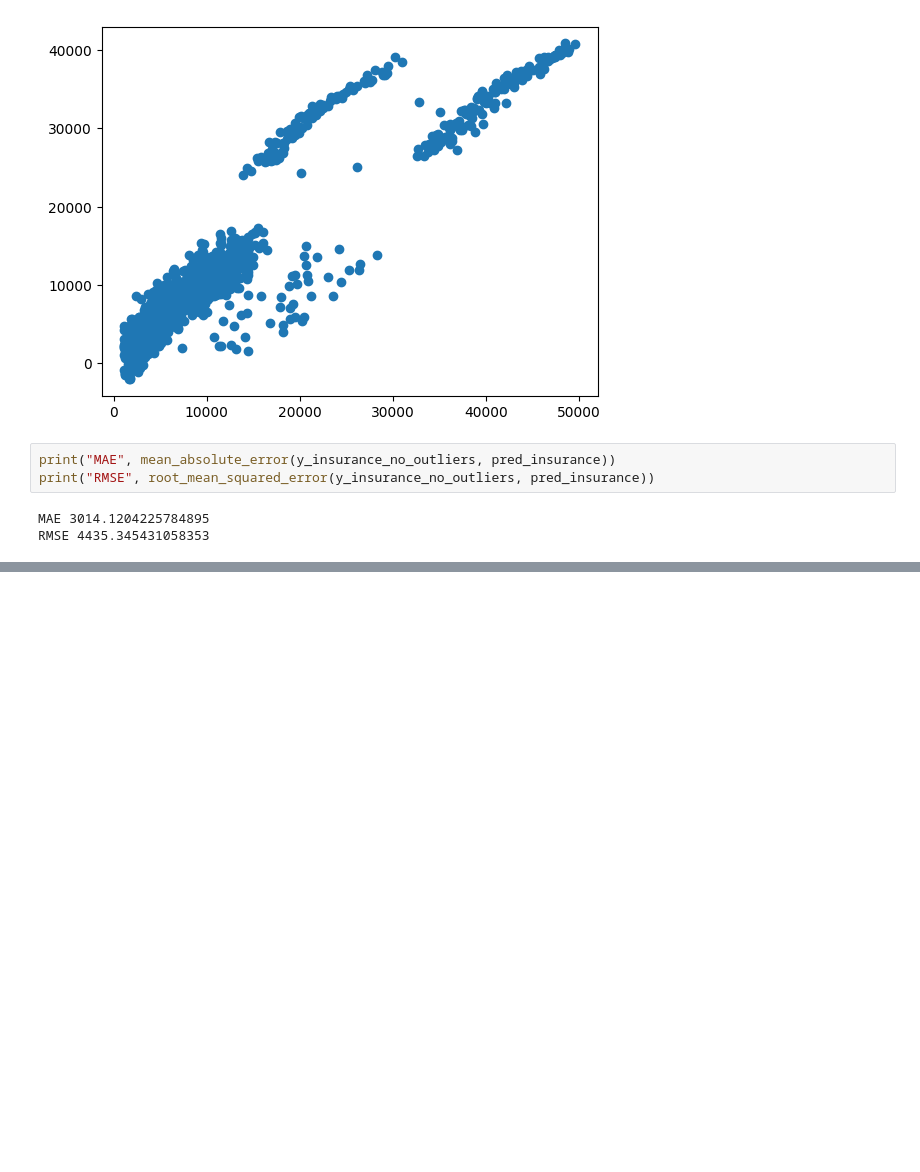
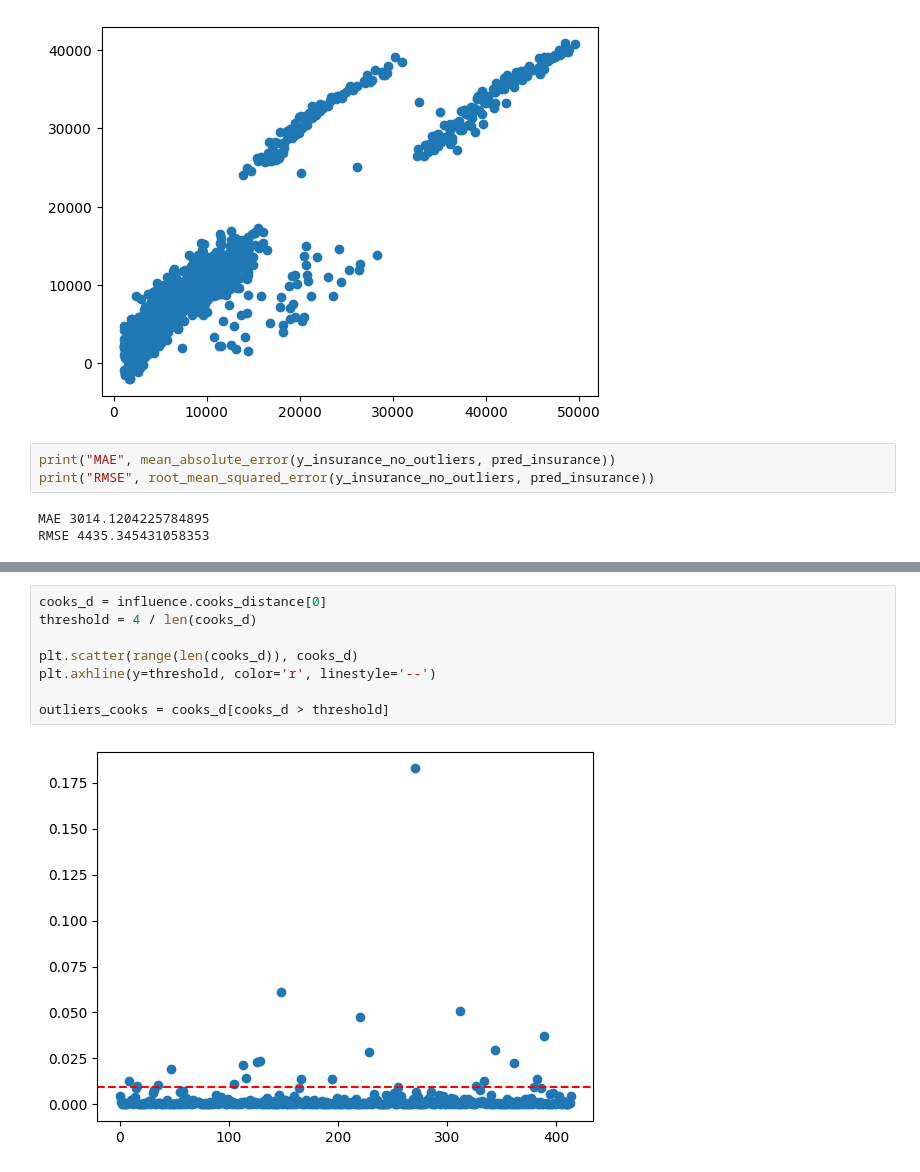
Before and after one commit to lwawrowski/cdv_bigdata, a Jupyter notebook: metody_analizy_przetwarzania_danych/2025_2026/gr2/20260329_regresja.ipynb, the cells around one changed output, grey strips where cells are left out. Cells and saved outputs as stored; diff of their text form; blank space fills up the shorter version.

```diff
--- a/metody_analizy_przetwarzania_danych/2025_2026/gr2/20260329_regresja.ipynb
+++ b/metody_analizy_przetwarzania_danych/2025_2026/gr2/20260329_regresja.ipynb
@@ -364,0 +447,10 @@ RMSE 4435.345431058353
+# %%
+cooks_d = influence.cooks_distance[0]
+threshold = 4 / len(cooks_d)
+
+plt.scatter(range(len(cooks_d)), cooks_d)
+plt.axhline(y=threshold, color='r', linestyle='--')
+
+outliers_cooks = cooks_d[cooks_d > threshold]
+# %% [output]
+[figure, added]
```
Also changed, not shown: parts of 9 cells of this notebook, 1 other file.
